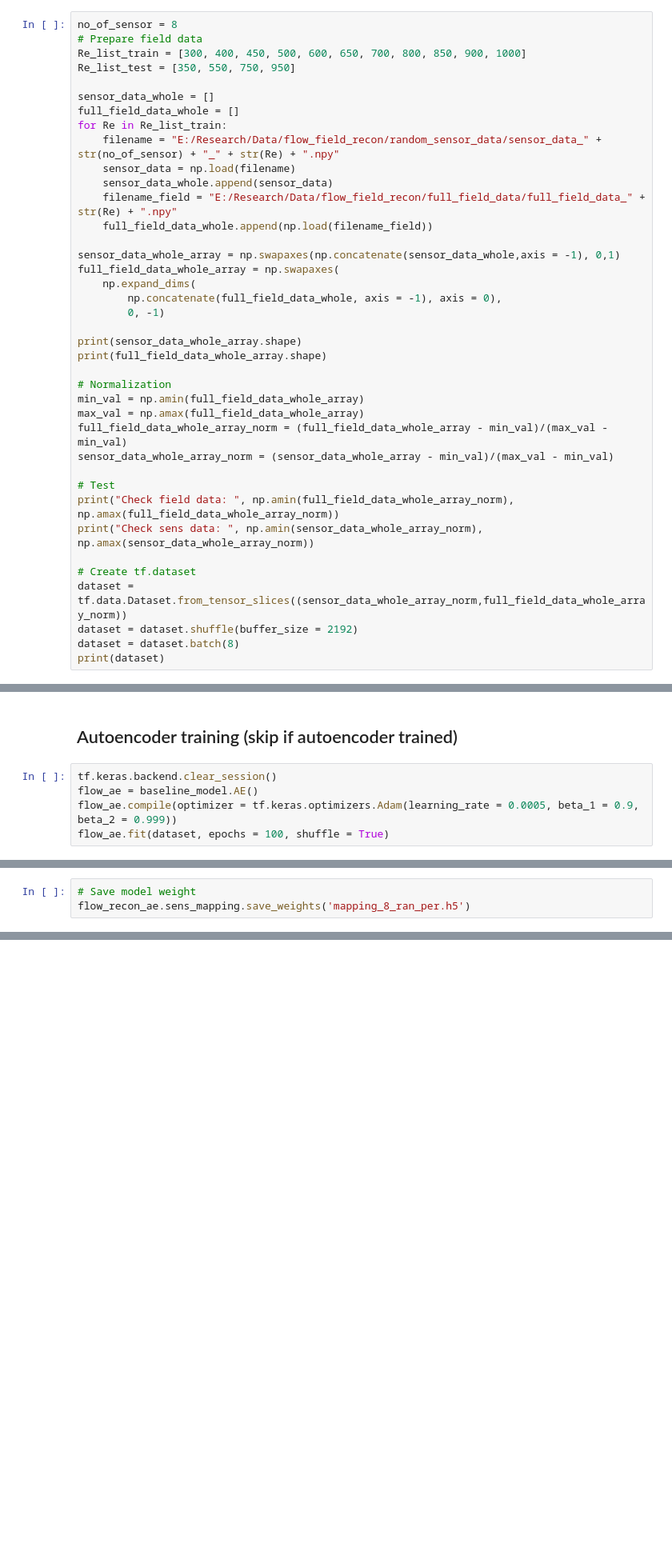
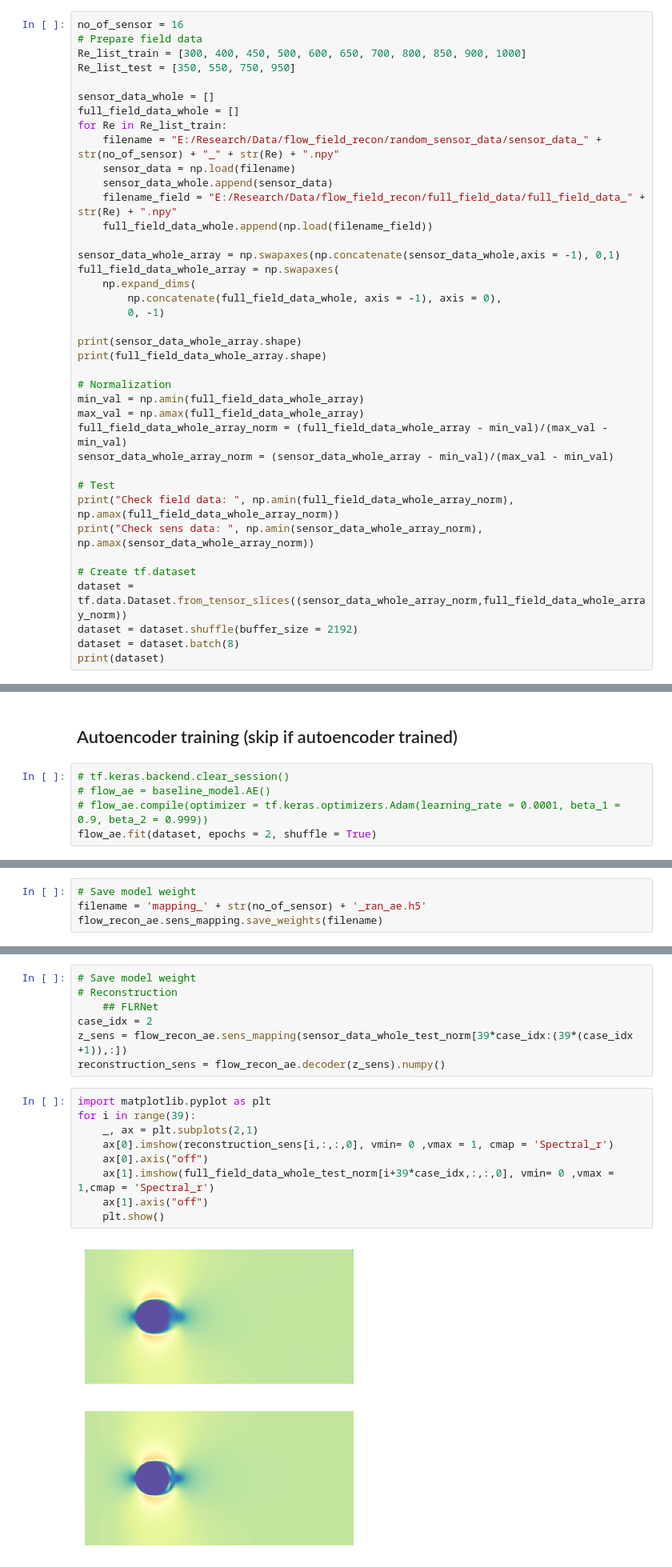
Before and after one commit to hphong1990/flrnet, a Jupyter notebook: FLRNet_AE_train.ipynb, the cells around one changed output, grey strips where cells are left out. Shown at 80% size. Drawn from its saved outputs; the diff is of its cells as text; blank space fills up the shorter version.

```diff
--- a/FLRNet_AE_train.ipynb
+++ b/FLRNet_AE_train.ipynb
@@ -8,7 +8,7 @@ import baseline_model
 # %% [markdown]
 ## Data preparation
 # %%
-no_of_sensor = 8
+no_of_sensor = 16
 # Prepare field data
 Re_list_train = [300, 400, 450, 500, 600, 650, 700, 800, 850, 900, 1000]
 Re_list_test = [350, 550, 750, 950]
@@ -55,7 +55,7 @@ Check sens data:  0.013270650800024661 0.766168138177504
 # %% [markdown]
 ## Autoencoder training (skip if autoencoder trained)
 # %%
-tf.keras.backend.clear_session()
-flow_ae = baseline_model.AE()
-flow_ae.compile(optimizer = tf.keras.optimizers.Adam(learning_rate = 0.0005, beta_1 = 0.9, beta_2 = 0.999))
-flow_ae.fit(dataset, epochs = 100, shuffle = True)
+# tf.keras.backend.clear_session()
+# flow_ae = baseline_model.AE()
+# flow_ae.compile(optimizer = tf.keras.optimizers.Adam(learning_rate = 0.0001, beta_1 = 0.9, beta_2 = 0.999))
+flow_ae.fit(dataset, epochs = 2, shuffle = True)
@@ -74,3 +101,4 @@ flow_recon_ae.fit(dataset, epochs = 1000, shuffle = True)
 # %%
 # Save model weight
-flow_recon_ae.sens_mapping.save_weights('mapping_8_ran_per.h5')
+filename = 'mapping_' + str(no_of_sensor) + '_ran_ae.h5'
+flow_recon_ae.sens_mapping.save_weights(filename)
@@ -76,0 +141,18 @@ flow_recon_ae.sens_mapping.save_weights('mapping_8_ran_per.h5')
+# %%
+# Save model weight
+# Reconstruction
+    ## FLRNet
+case_idx = 2
+z_sens = flow_recon_ae.sens_mapping(sensor_data_whole_test_norm[39*case_idx:(39*(case_idx +1)),:])
+reconstruction_sens = flow_recon_ae.decoder(z_sens).numpy()
+# %%
+import matplotlib.pyplot as plt
+for i in range(39):
+    _, ax = plt.subplots(2,1)
+    ax[0].imshow(reconstruction_sens[i,:,:,0], vmin= 0 ,vmax = 1, cmap = 'Spectral_r')
+    ax[0].axis("off")
+    ax[1].imshow(full_field_data_whole_test_norm[i+39*case_idx,:,:,0], vmin= 0 ,vmax = 1,cmap = 'Spectral_r')
+    ax[1].axis("off")
+    plt.show()
+# %% [output]
+[figure, added]
```
Also changed, not shown: parts of 5 cells of this notebook, 9 other files.
